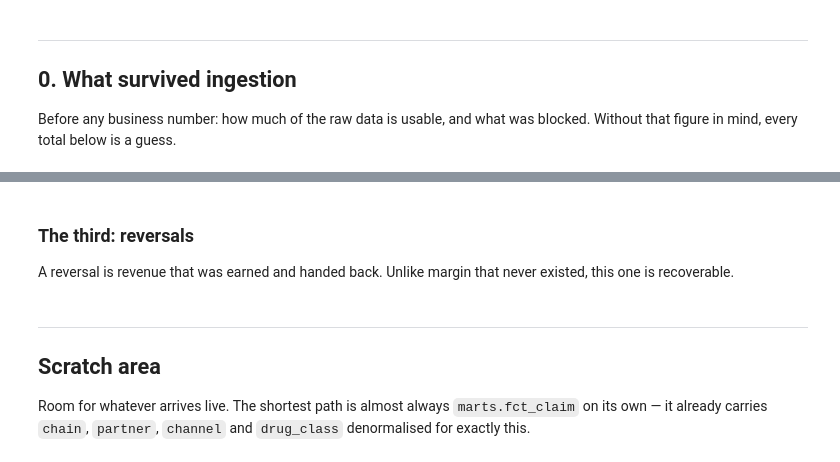
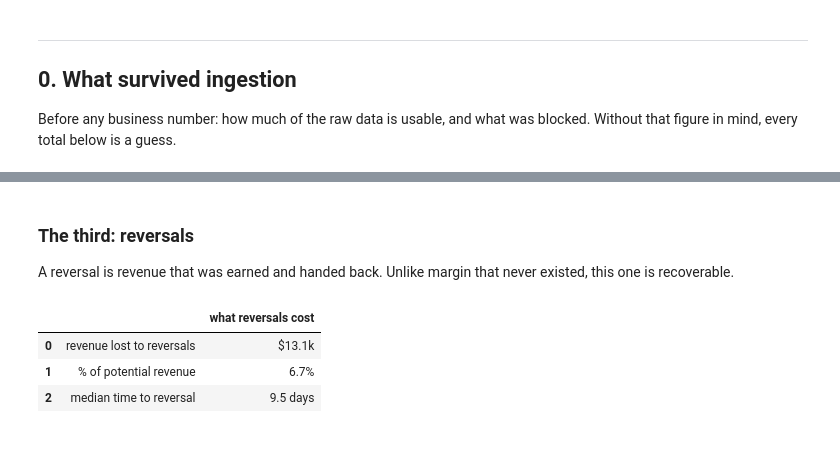
Before and after one commit to LuisAltero/white_lodge_savings, a Jupyter notebook: analysis/analysis.ipynb, the cells around one changed output, grey strips where cells are left out. Saved outputs shown, nothing was run; the diff lists cells and outputs as text; code cells hidden in the pictures.

```diff
--- a/analysis/analysis.ipynb
+++ b/analysis/analysis.ipynb
@@ -332,5 +390,0 @@ bar(generics.head(6), x="potential_saving", y="ndc_description",
-# %% [markdown]
-### The third: reversals
-
-A reversal is revenue that was earned and handed back. Unlike margin that never
-existed, this one is recoverable.
@@ -351,23 +402,24 @@ kpi([
+# %% [markdown]
+### The third: reversals
+
+A reversal is revenue that was earned and handed back. Unlike margin that never
+existed, this one is recoverable.
 # %%
-weekly = q("""
-    select week_start, partner,
-           sum(claims) as claims,
-           sum(claims_filled_then_reverted) as reverted
-    from marts.mart_funnel_daily
-    where partner <> 'unknown'
-    group by 1, 2
-""")
-weekly["rate"] = weekly.reverted / weekly.claims
+reversals = q("""
+    select
+        sum(wls_net_fee_cents) filter (where is_reverted) as revenue_lost,
+        sum(wls_net_fee_cents)                            as revenue_potential,
+        median(hours_to_revert)                           as hours_to_revert
+    from marts.fct_claim
+""").iloc[0]
 
-line(weekly, x="week_start", y="rate", color="partner",
-     title="Reversal rate by partner, by fill week",
-     note="Cohort rate: claims filled that week that were ever reverted. Flat "
-          "across all of them — a structural cost, not a one-off incident",
-     ytitle="cohort reversal rate")
+pd.DataFrame([
+    ("revenue lost to reversals", usd(reversals.revenue_lost)),
+    ("% of potential revenue",    pct(reversals.revenue_lost / reversals.revenue_potential)),
+    ("median time to reversal",   f"{reversals.hours_to_revert / 24:.1f} days"),
+], columns=["", "what reversals cost"])
+# %% [output]
+|  |  | what reversals cost |
+| 0 | revenue lost to reversals | $13.1k |
+| 1 | % of potential revenue | 6.7% |
+| 2 | median time to reversal | 9.5 days |
-# %% [markdown]
----
-## Scratch area
-
-Room for whatever arrives live. The shortest path is almost always
-`marts.fct_claim` on its own — it already carries `chain`, `partner`, `channel`
-and `drug_class` denormalised for exactly this.
```
Also changed, not shown: parts of 34 cells of this notebook, 26 other files.
